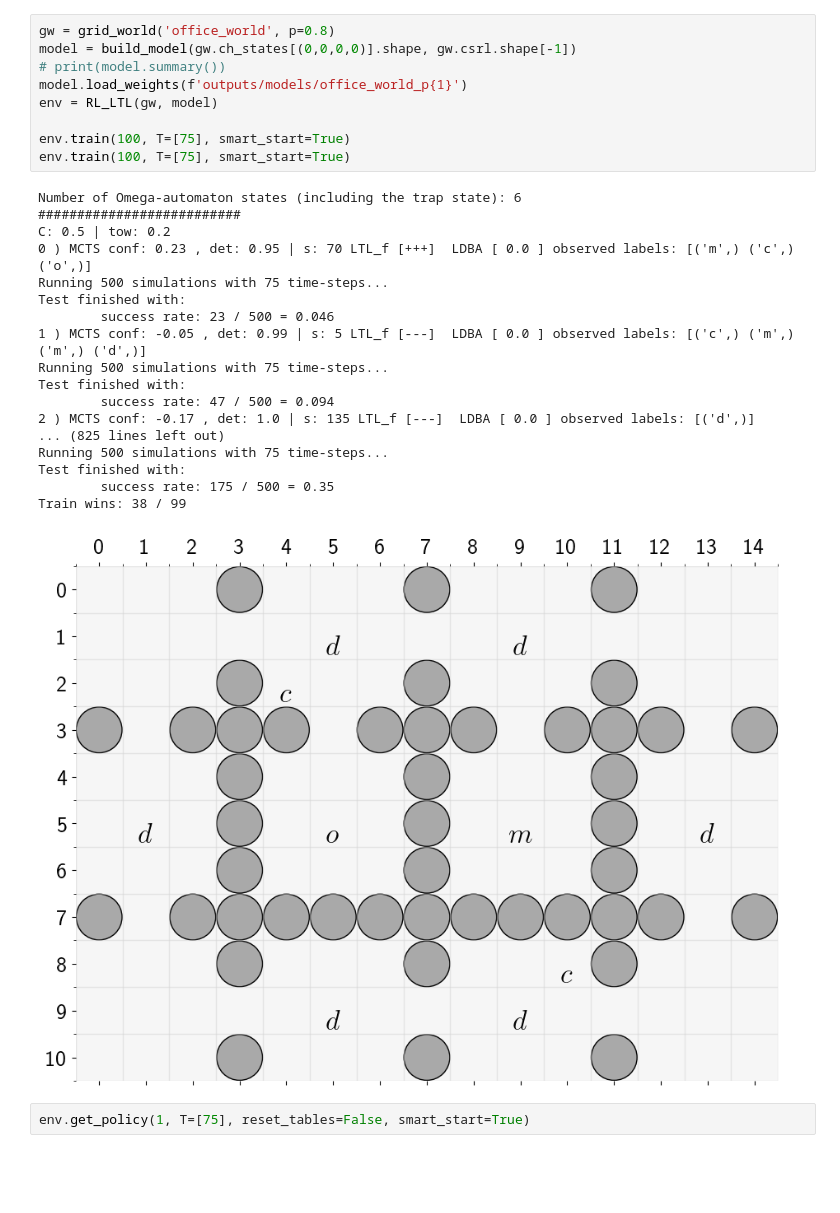
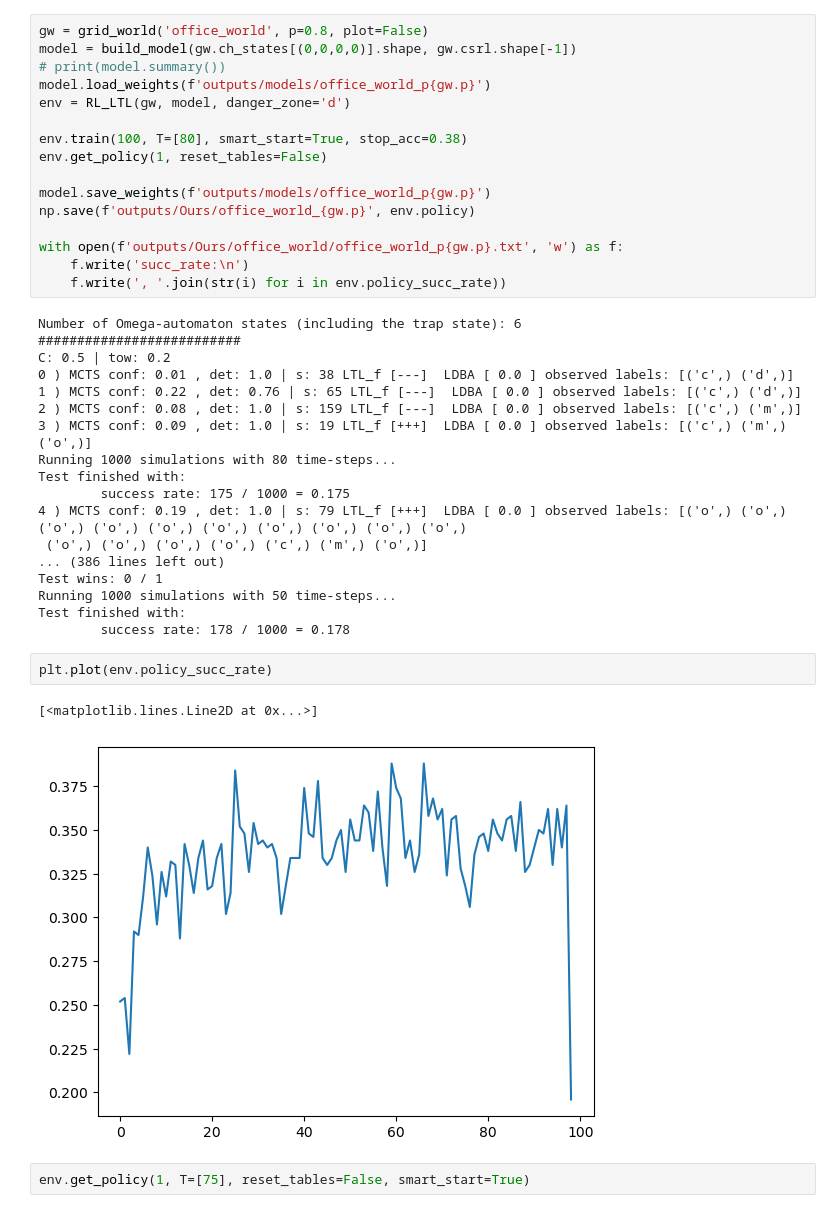
Before and after one commit to CL2-UWaterloo/RL-LTL, a Jupyter notebook: Main/office_world.ipynb, the cells around one changed output. Saved outputs shown, nothing was run; the diff lists cells and outputs as text; blank space fills up the shorter version.

Commit message:
more results and plots

```diff
--- a/Main/office_world.ipynb
+++ b/Main/office_world.ipynb
@@ -45,33 +50,44 @@ Running 1000 simulations with 60 time-steps...
 Test finished with:
         success rate: 1000 / 1000 = 1.0
 # %%
-gw = grid_world('office_world', p=0.8)
+gw = grid_world('office_world', p=0.8, plot=False)
 model = build_model(gw.ch_states[(0,0,0,0)].shape, gw.csrl.shape[-1])
 # print(model.summary())
-model.load_weights(f'outputs/models/office_world_p{1}')
-env = RL_LTL(gw, model)
+model.load_weights(f'outputs/models/office_world_p{gw.p}')
+env = RL_LTL(gw, model, danger_zone='d')
 
-env.train(100, T=[75], smart_start=True)
-env.train(100, T=[75], smart_start=True)
+env.train(100, T=[80], smart_start=True, stop_acc=0.38)
+env.get_policy(1, reset_tables=False)
+
+model.save_weights(f'outputs/models/office_world_p{gw.p}')
+np.save(f'outputs/Ours/office_world_{gw.p}', env.policy)
+
+with open(f'outputs/Ours/office_world/office_world_p{gw.p}.txt', 'w') as f:
+    f.write('succ_rate:\n')
+    f.write(', '.join(str(i) for i in env.policy_succ_rate))
 # %% [output]
 Number of Omega-automaton states (including the trap state): 6
 ##########################
 C: 0.5 | tow: 0.2
-0 ) MCTS conf: 0.23 , det: 0.95 | s: 70 LTL_f [+++]  LDBA [ 0.0 ] observed labels: [('m',) ('c',) ('o',)]
-Running 500 simulations with 75 time-steps...
+0 ) MCTS conf: 0.01 , det: 1.0 | s: 38 LTL_f [---]  LDBA [ 0.0 ] observed labels: [('c',) ('d',)]
+1 ) MCTS conf: 0.22 , det: 0.76 | s: 65 LTL_f [---]  LDBA [ 0.0 ] observed labels: [('c',) ('d',)]
+2 ) MCTS conf: 0.08 , det: 1.0 | s: 159 LTL_f [---]  LDBA [ 0.0 ] observed labels: [('c',) ('m',)]
+3 ) MCTS conf: 0.09 , det: 1.0 | s: 19 LTL_f [+++]  LDBA [ 0.0 ] observed labels: [('c',) ('m',) ('o',)]
+Running 1000 simulations with 80 time-steps...
 Test finished with:
-        success rate: 23 / 500 = 0.046
-1 ) MCTS conf: -0.05 , det: 0.99 | s: 5 LTL_f [---]  LDBA [ 0.0 ] observed labels: [('c',) ('m',) ('m',) ('d',)]
-Running 500 simulations with 75 time-steps...
+        success rate: 175 / 1000 = 0.175
+4 ) MCTS conf: 0.19 , det: 1.0 | s: 79 LTL_f [+++]  LDBA [ 0.0 ] observed labels: [('o',) ('o',) ('o',) ('o',) ('o',) ('o',) ('o',) ('o',) ('o',) ('o',)
+ ('o',) ('o',) ('o',) ('o',) ('c',) ('m',) ('o',)]
+... (386 lines left out)
+Test wins: 0 / 1
+Running 1000 simulations with 50 time-steps...
 Test finished with:
-        success rate: 47 / 500 = 0.094
-2 ) MCTS conf: -0.17 , det: 1.0 | s: 135 LTL_f [---]  LDBA [ 0.0 ] observed labels: [('d',)]
-... (825 lines left out)
-Running 500 simulations with 75 time-steps...
-Test finished with:
-        success rate: 175 / 500 = 0.35
-Train wins: 38 / 99
+        success rate: 178 / 1000 = 0.178
-[figure, removed]
+# %%
+plt.plot(env.policy_succ_rate)
+# %% [output]
+[<matplotlib.lines.Line2D at 0x...>]
+[figure, added]
 # %%
 env.get_policy(1, T=[75], reset_tables=False, smart_start=True)
 # %% [output]
```
Also changed, not shown: parts of 9 cells of this notebook, 18 other files.
